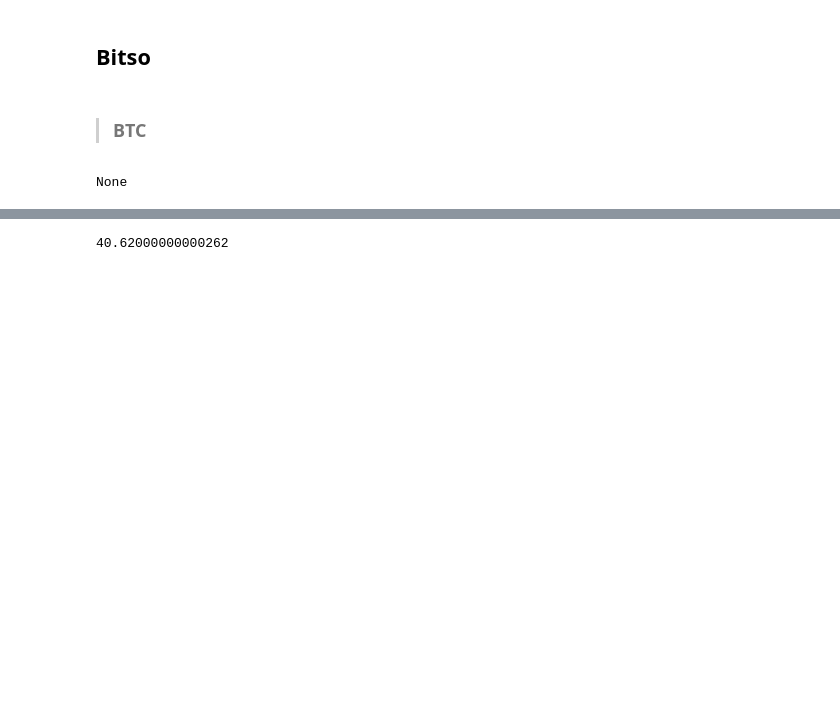
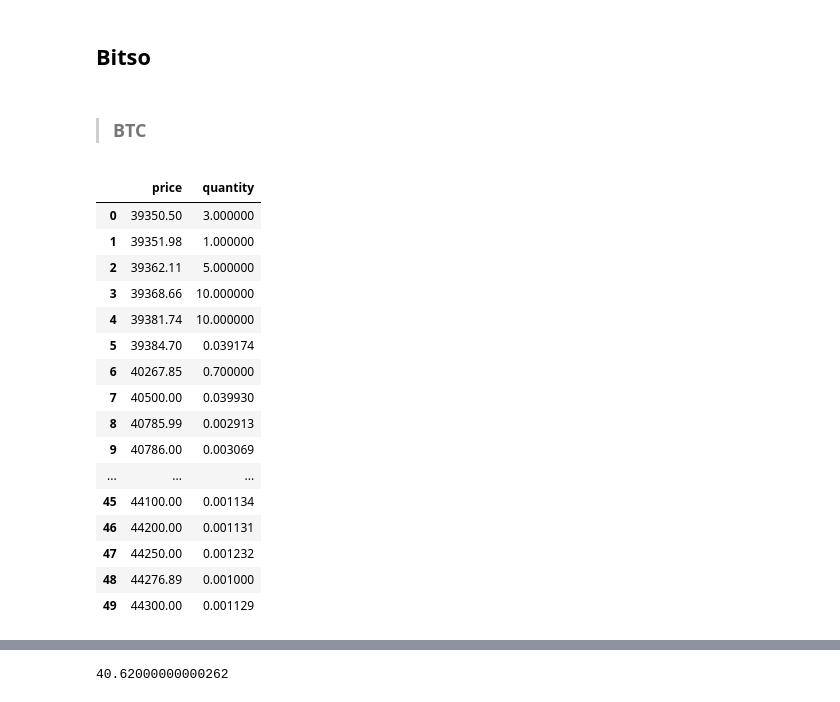
Before and after one commit to berlinpreciado21/MyST_LAB_4_E1, a Jupyter notebook: data1 - copia.ipynb, the cells around one changed output, grey strips where cells are left out. Saved outputs shown, nothing was run; the diff lists cells and outputs as text; code cells hidden in the pictures; blank space fills up the shorter version.

```diff
--- a/data1 - copia.ipynb
+++ b/data1 - copia.ipynb
@@ -23,7 +23,23 @@ limit=30
 bi_btc_ob = bitso.fetch_order_book('BTC/USDT',limit=limit)
 bi_btc_ob_ask=pd.DataFrame(bi_btc_ob["asks"],columns=["price","quantity"])
 bi_btc_ob_bid=pd.DataFrame(bi_btc_ob["bids"],columns=["price","quantity"])
-# %%
-print(bi_btc_ob["datetime"])
-# %% [output]
-None
+# %%
+bi_btc_ob_ask
+# %% [output]
+|  | price | quantity |
+| 0 | 39350.50 | 3.000000 |
+| 1 | 39351.98 | 1.000000 |
+| 2 | 39362.11 | 5.000000 |
+| 3 | 39368.66 | 10.000000 |
+| 4 | 39381.74 | 10.000000 |
+| 5 | 39384.70 | 0.039174 |
+| 6 | 40267.85 | 0.700000 |
+| 7 | 40500.00 | 0.039930 |
+| 8 | 40785.99 | 0.002913 |
+| 9 | 40786.00 | 0.003069 |
+| ... | ... | ... |
+| 45 | 44100.00 | 0.001134 |
+| 46 | 44200.00 | 0.001131 |
+| 47 | 44250.00 | 0.001232 |
+| 48 | 44276.89 | 0.001000 |
+| 49 | 44300.00 | 0.001129 |
```
Also changed, not shown: parts of 1 cell of this notebook, 5 other files.
